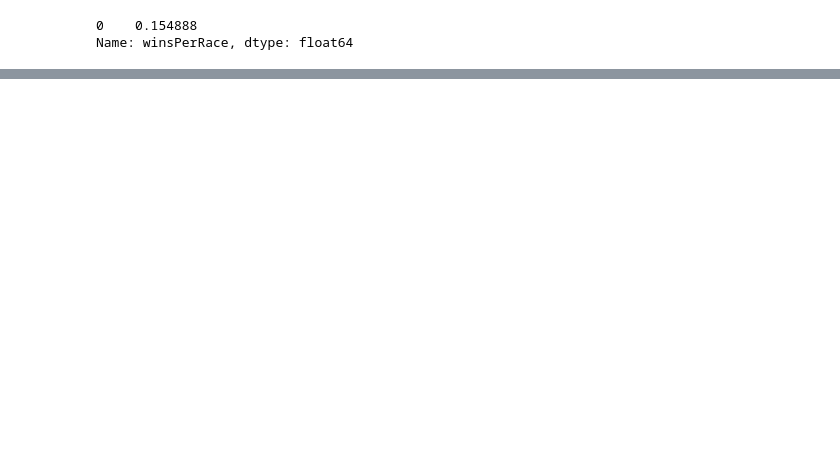
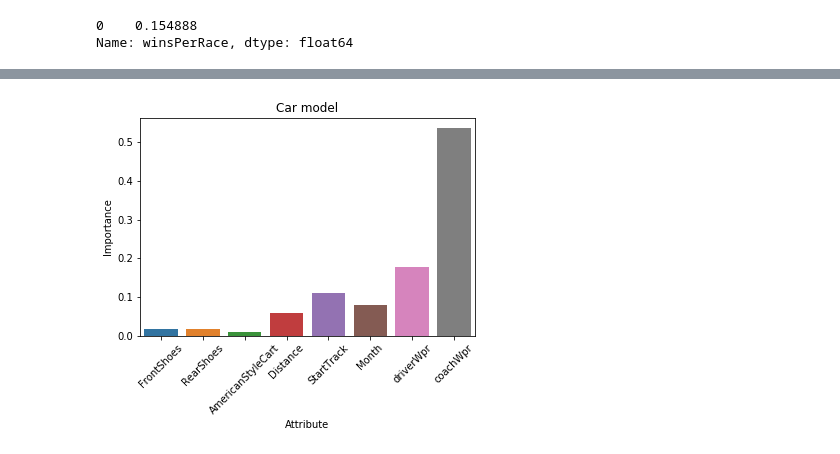
Before and after one commit to ThreeHorsemen/TrottingAnalyzer, a Jupyter notebook: win_predictor.ipynb, the cells around one changed output, grey strips where cells are left out. Drawn from its saved outputs; the diff is of its cells as text; code cells hidden in the pictures; blank space fills up the shorter version.

Commit message:
Made predictor predict all cards from the given date and splitted the model into two

```diff
--- a/win_predictor.ipynb
+++ b/win_predictor.ipynb
@@ -84,10 +97,12 @@ data.head()
 | 3 | Huuger | 1 | 1 | 0 | Satu Siikamäki | Niko Jokela | 2100 | 4 | ... |
 | 4 | Wauhti | 1 | 1 | 0 | Veli-Erkki Paavola | Veli-Erkki Paavola | 2100 | 5 | ... |
 # %%
-X = data.copy()
+copy = data.copy()
 
-columns_to_remove = ['Sire', 'CoachName', 'DriverName', 'StartTime', 'Year', 'Day', 'Name', 'Winner', 'Odds']
 
-for column in columns_to_remove:
-    del X[column]
-y = data.Winner
+car_X = copy.loc[(copy['StartType'] == 0)]
+volt_X = copy.loc[(copy['StartType'] == 1)]
+columns_to_remove = ['Sire', 'CoachName', 'DriverName', 'StartTime', 'Year', 'Day', 'Name', 'Winner', 'Odds', 'StartType', 'horseWpr']
+
+
+car_X.head()
@@ -103,0 +116,7 @@ X.head()
+# %%
+car_y = car_X.Winner
+volt_y = volt_X.Winner
+
+for column in columns_to_remove:
+    del car_X[column]
+    del volt_X[column]
@@ -119,0 +135,3 @@ RandomForestRegressor(bootstrap=True, criterion='mse', max_depth=10,
+# %%
+X_train_car, X_test_car, y_train_car, y_test_car = train_test_split(car_X, car_y, test_size=0.2, random_state=42)
+X_train_volt, X_test_volt, y_train_volt, y_test_volt = train_test_split(volt_X, volt_y, test_size=0.2, random_state=42)
@@ -119,0 +140,5 @@ RandomForestRegressor(bootstrap=True, criterion='mse', max_depth=10,
+# %%
+car_model = RandomForestRegressor(n_estimators=200, max_depth=10, random_state=0)
+car_model.fit(X_train_car, y_train_car)
+volt_model = RandomForestRegressor(n_estimators=200, max_depth=10, random_state=0)
+volt_model.fit(X_train_volt, y_train_volt)
@@ -119,0 +153,9 @@ RandomForestRegressor(bootstrap=True, criterion='mse', max_depth=10,
+# %%
+car_importance_df = pd.DataFrame({'Attribute' : car_X.columns, 'Importance': car_model.feature_importances_})
+bar = sns.barplot(x = 'Attribute', y='Importance', data=car_importance_df )
+bar.set_title('Car model')
+for item in bar.get_xticklabels():
+    item.set_rotation(45)
+bar.get_figure().savefig("car_importance.png")
+# %% [output]
+[figure, added]
```
Also changed, not shown: parts of 38 cells of this notebook, 3 other files.
